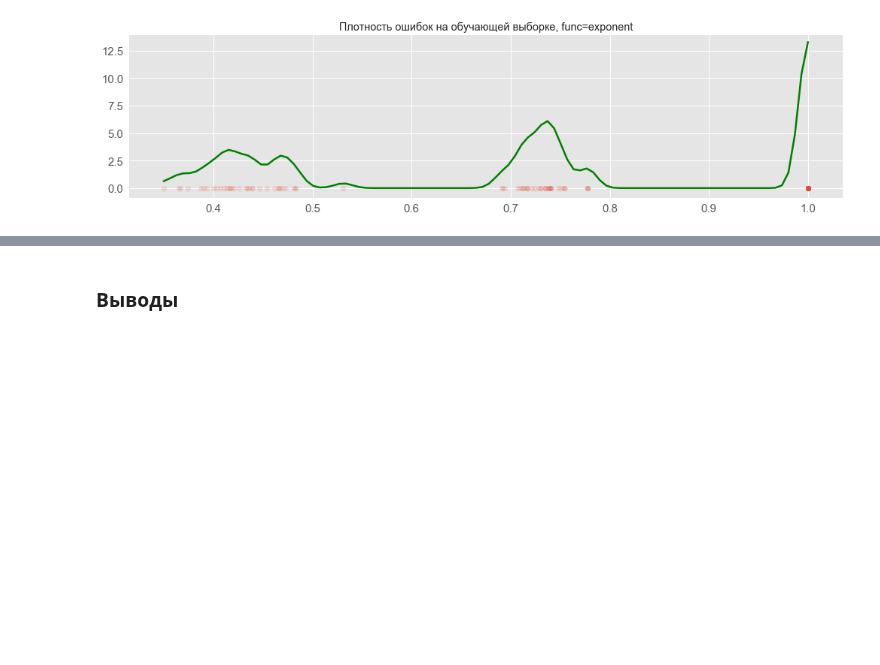
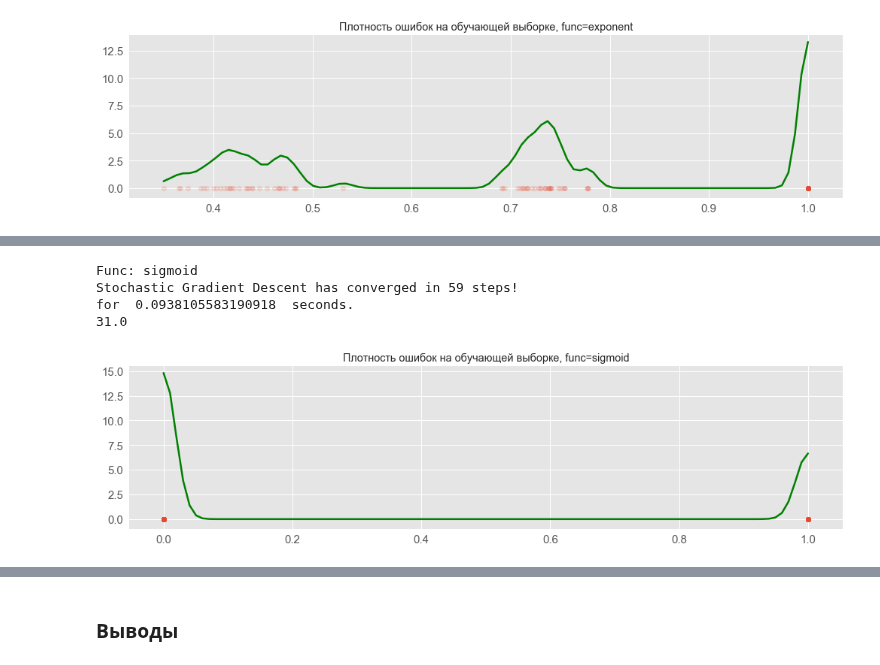
Before and after one commit to ml-mipt/ml-mipt-part1, a Jupyter notebook: 2018/seminars/6_linear_models/seminar6_v2.ipynb, the cells around one changed output, grey strips where cells are left out. Drawn from its saved outputs; the diff is of its cells as text; code cells hidden in the pictures; blank space fills up the shorter version.

```diff
--- a/2018/seminars/7_linear_models/seminar7_v0.ipynb
+++ b/2018/seminars/6_linear_models/seminar6_v2.ipynb
@@ -523,22 +547,28 @@ $$w^{(t+1)}=w^{(t)}-\frac{\eta_t}{\ell} \nabla \left( (\ell-1)\cdot Q(w^{(t-1)},
 def stochasticAverageGD(X_train, Y_train, w=None, l=0.25, p=lambda x: 0.001, N=9000, funcRisk=emprisk, func=sigmoid, grad_Func=grad_sigmoid, deltaQ=sys.float_info.epsilon, deltaW=sys.float_info.epsilon):
     cTime = time.time()
     newW = copy.copy(w)
+    n = len(X_train)
     if w == None:
-        if len(X_train) > 0:
-            newW = np.array([0 for x in range(len(X_train[0]))], dtype=np.double)
+        if n > 0:
+            newW = np.array([0]*len(X_train[0]), dtype=np.double)
         else:
             return -1
 
     q = funcRisk(X_train, newW, Y_train, func)
-    prev_e, tmpW = []
+
+    gr = [np.array([0]*len(newW), dtype=np.double )]*n
+#     grad_loss(X_train, c, Y_train, grad_Func) # grad initialization
+    tmpW = []
     prev_e = []
     tmpQ, t = 0, 0
+
     while not t or (sum(abs(tmpW - newW)) > deltaW and abs(q - tmpQ) > deltaQ and t < N):
         tmpQ = q
         tmpW = copy.copy(newW)
         idx = random.randint(0, len(X_train) - 1)
+        gr[idx] = grad_loss(X_train, newW, Y_train, grad_Func)[idx]
+        newW = newW - p(t + 1) * sum(gr)/n
         e = loss(X_train, newW, Y_train, grad_Func)[idx]
-        newW = %%Реализовать%%
         q = (1 - l) * q + l * e
         t += 1
         #print emprisk(X_train, newW, Y_train, func), sum(abs(tmpW - newW))
@@ -552,3 +582,15 @@ def stochasticAverageGD(X_train, Y_train, w=None, l=0.25, p=lambda x: 0.001, N=9
     print ("Stochastic Gradient Descent has worked", t, "steps!")
     print ("for ", time.time() - cTime, " seconds.")
     return newW
+# %%
+# Sigmoid loss
+print ("Func: sigmoid")
+newW = stochasticAverageGD(X_train, Y_train, p=lambda x: 10, func=sigmoid, grad_Func=grad_sigmoid, deltaW=1e-10, deltaQ=1e-10)
+print(emprisk(X_train, newW, Y_train, func=sigmoid))
+plot_loss_density(loss(X_train, newW, Y_train), label=', func=sigmoid')
+# %% [output]
+Func: sigmoid
+Stochastic Gradient Descent has converged in 59 steps!
+for  0.0938105583190918  seconds.
+31.0
+[figure, added]
```
Also changed, not shown: parts of 17 cells of this notebook, 3 other files.
